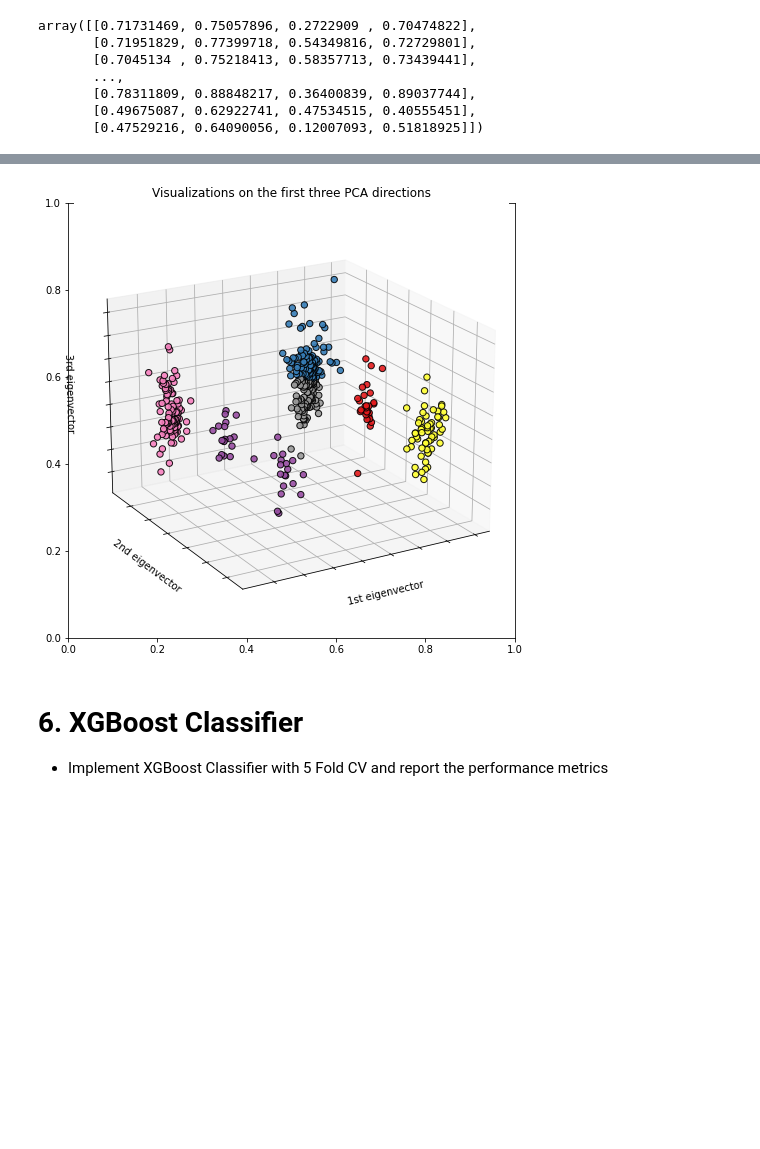
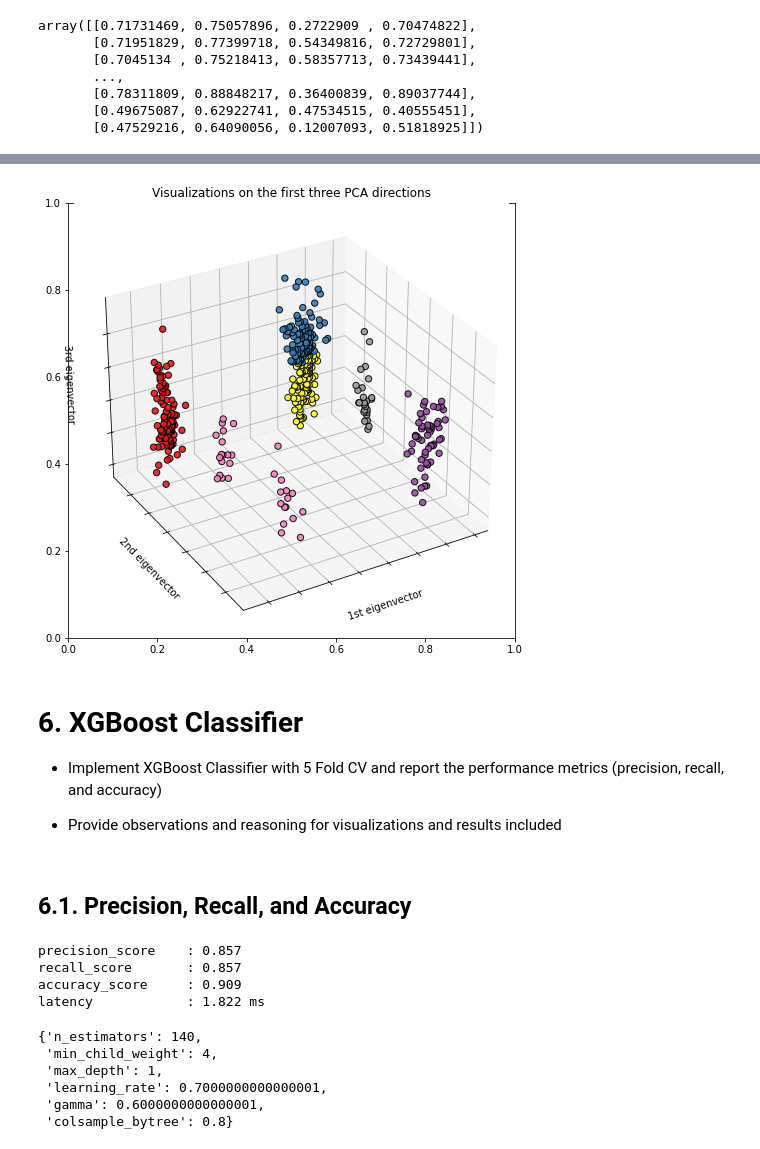
Before and after one commit to franciszero/AIDI-course, a Jupyter notebook: AIDI all solutions/AIDI 1003 Framework/Project2_Wholesale_Customers_Dataset/Project2-200520598_Fangji_Chen.ipynb, the cells around one changed output, grey strips where cells are left out. Saved outputs shown, nothing was run; the diff lists cells and outputs as text; code cells hidden in the pictures; blank space fills up the shorter version.

```diff
--- a/AIDI all solutions/AIDI 1003 Framework/Project2_Wholesale_Customers_Dataset/Project2-200520598_Fangji_Chen.ipynb
+++ b/AIDI all solutions/AIDI 1003 Framework/Project2_Wholesale_Customers_Dataset/Project2-200520598_Fangji_Chen.ipynb
@@ -543,4 +565,6 @@ The optimal cluster number is **6** due to the observation on elbow plot.
 foo = Foo()
 foo.feature_scaling(plot=False)
 df = foo.df
-opt_X = foo.ref_cross_validation(plot=False)
+c = [1] * df.shape[0]
+df = foo.outlier_removal(df, c, protected_labels=np.array([]), outliers_fraction=0.05, plot=False)
+df.shape
@@ -574,34 +604,36 @@ Applying PCA to visualizing the data set using the top 3 components.
 # %%
 i = 6
 kmeans = KMeans(n_clusters = i, init='random',
                 n_init=10, max_iter=300, tol=0.0001,
                 verbose=0, random_state=0,
                 copy_x=True, algorithm='full').fit(df)
 
 X_reduced = PCA().fit_transform(df)
 
 _, ax = plt.subplots(1, 1, figsize=(8, 8))
-ax = plt.axes(projection='3d', elev=20, azim=60)
+ax = plt.axes(projection='3d', elev=30, azim=60)
 ax.scatter3D(X_reduced[:, 0],
              X_reduced[:, 1],
              X_reduced[:, 2],
              c=kmeans.labels_,
              cmap=plt.cm.Set1,
              edgecolor="k",
              s=40,
              alpha=.9
             )
 ax.set_title("Visualizations on the first three PCA directions")
 ax.set_xlabel("1st eigenvector")
 ax.w_xaxis.set_ticklabels([])
 ax.set_ylabel("2nd eigenvector")
 ax.w_yaxis.set_ticklabels([])
 ax.set_zlabel("3rd eigenvector")
 ax.w_zaxis.set_ticklabels([])
 plt.show()
 # %% [output]
-[figure, old version]
+[figure, new version]
 # %% [markdown]
 # 6. XGBoost Classifier
 
-- Implement XGBoost Classifier with 5 Fold CV and report the performance metrics
+- Implement XGBoost Classifier with 5 Fold CV and report the performance metrics (precision, recall, and accuracy)
+
+- Provide observations and reasoning for visualizations and results included
@@ -607,0 +665,35 @@ plt.show()
+# %% [markdown]
+## 6.1. Precision, Recall, and Accuracy
+# %%
+X_modeling, X_test, y_modeling, y_test = train_test_split(dfx, dfy, test_size=0.1, random_state=999, stratify=dfy)
+# best_params = {'n_estimators': 60,
+#  'min_child_weight': 5,
+#  'max_depth': 5,
+#  'learning_rate': 0.1,
+#  'gamma': 0.4,
+#  'colsample_bytree': 0.9}
+gs = RandomizedSearchCV(XGBClassifier(), params, cv=5, verbose=0, scoring=scoring,
+                        refit=list(scoring.items())[0][0], return_train_score=True, )
+gs.fit(X_modeling, y_modeling, eval_metric='rmse')
+
+start = time()
+y_pred = gs.predict(X_test)
+cost = (time() - start) * 1000
+print("precision_score    : %.3f" % precision_score(y_test, y_pred))
+print("recall_score       : %.3f" % recall_score(y_test, y_pred))
+print("accuracy_score     : %.3f" % accuracy_score(y_test, y_pred))
+print("latency            : %.3f ms" % cost)
+# %% [output]
+precision_score    : 0.857
+recall_score       : 0.857
+accuracy_score     : 0.909
+latency            : 1.822 ms
+# %%
+gs.best_params_
+# %% [output]
+{'n_estimators': 140,
+ 'min_child_weight': 4,
+ 'max_depth': 1,
+ 'learning_rate': 0.7000000000000001,
+ 'gamma': 0.6000000000000001,
+ 'colsample_bytree': 0.8}
```
Also changed, not shown: parts of 32 cells of this notebook, 25 other files.
